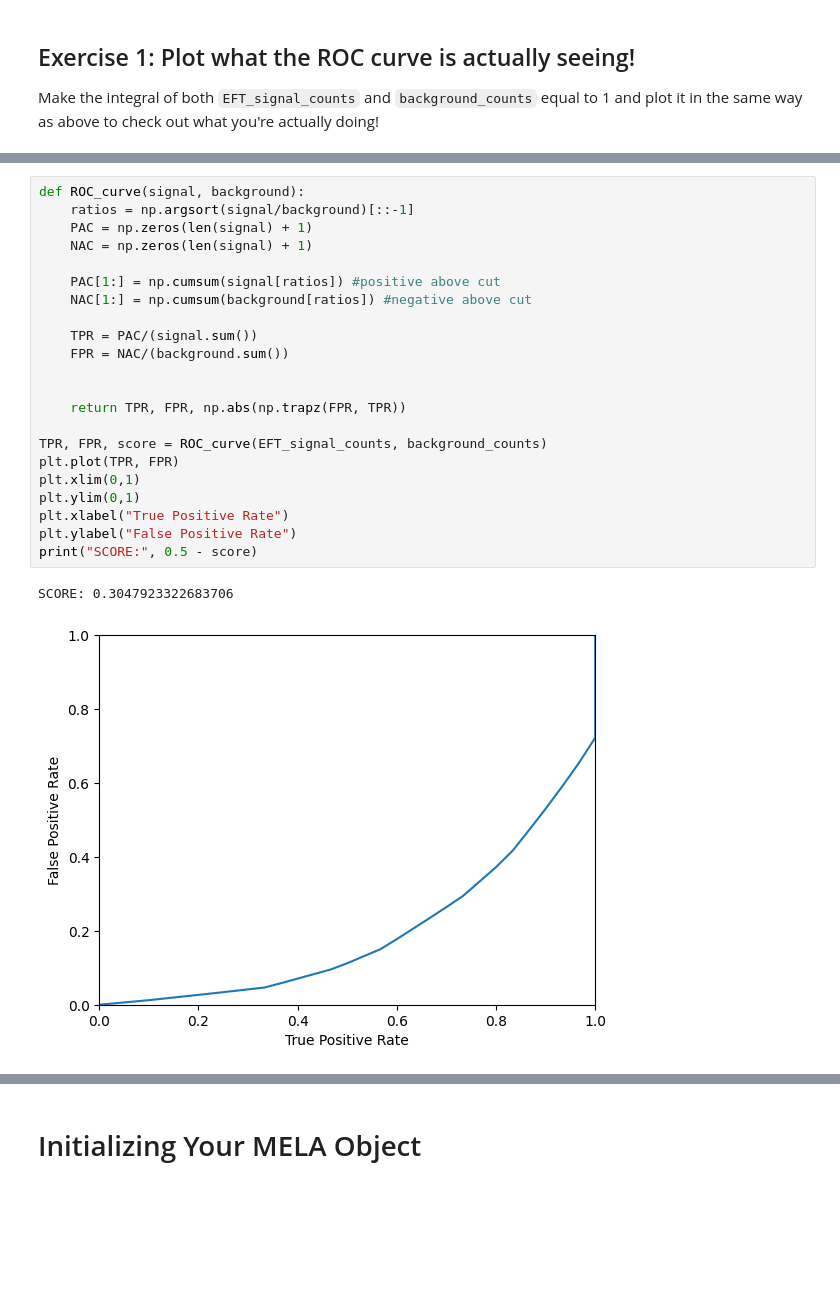
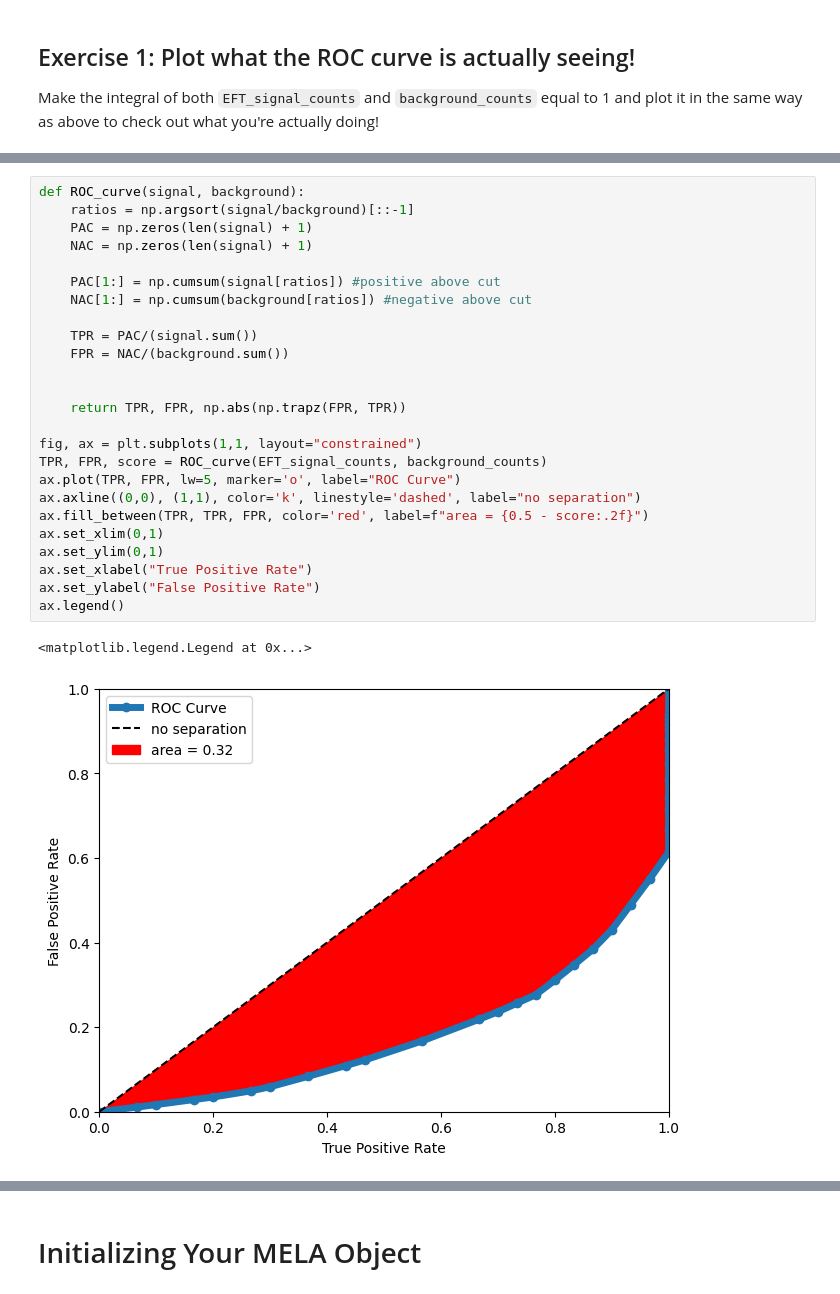
Before and after one commit to FNALLPC/cmseft, a Jupyter notebook: matrix_elements/Optimal_Observables.ipynb, the cells around one changed output, grey strips where cells are left out. Drawn from its saved outputs; the diff is of its cells as text; blank space fills up the shorter version.

```diff
--- a/matrix_elements/Optimal_Observables.ipynb
+++ b/matrix_elements/Optimal_Observables.ipynb
@@ -145,25 +145,28 @@ AssertionError:
 # %%
 def ROC_curve(signal, background):
     ratios = np.argsort(signal/background)[::-1]
     PAC = np.zeros(len(signal) + 1)
     NAC = np.zeros(len(signal) + 1)
 
     PAC[1:] = np.cumsum(signal[ratios]) #positive above cut
     NAC[1:] = np.cumsum(background[ratios]) #negative above cut
 
     TPR = PAC/(signal.sum())
     FPR = NAC/(background.sum())
 
 
     return TPR, FPR, np.abs(np.trapz(FPR, TPR))
 
+fig, ax = plt.subplots(1,1, layout="constrained")
 TPR, FPR, score = ROC_curve(EFT_signal_counts, background_counts)
-plt.plot(TPR, FPR)
-plt.xlim(0,1)
-plt.ylim(0,1)
-plt.xlabel("True Positive Rate")
-plt.ylabel("False Positive Rate")
-print("SCORE:", 0.5 - score)
+ax.plot(TPR, FPR, lw=5, marker='o', label="ROC Curve")
+ax.axline((0,0), (1,1), color='k', linestyle='dashed', label="no separation")
+ax.fill_between(TPR, TPR, FPR, color='red', label=f"area = {0.5 - score:.2f}")
+ax.set_xlim(0,1)
+ax.set_ylim(0,1)
+ax.set_xlabel("True Positive Rate")
+ax.set_ylabel("False Positive Rate")
+ax.legend()
 # %% [output]
-SCORE: 0.3047923322683706
+<matplotlib.legend.Legend at 0x...>
-[figure, old version]
+[figure, new version]
```
Also changed, not shown: parts of 45 cells of this notebook, 2 other files.
